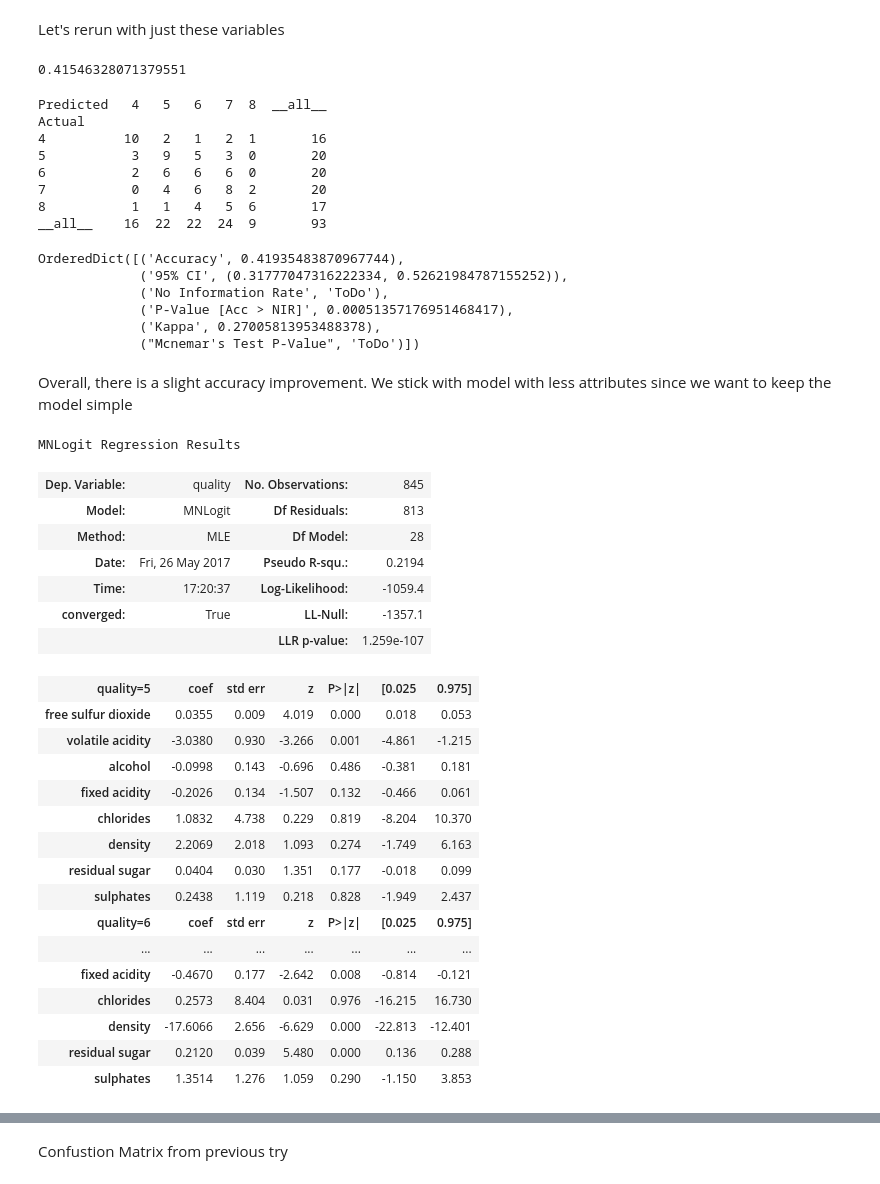
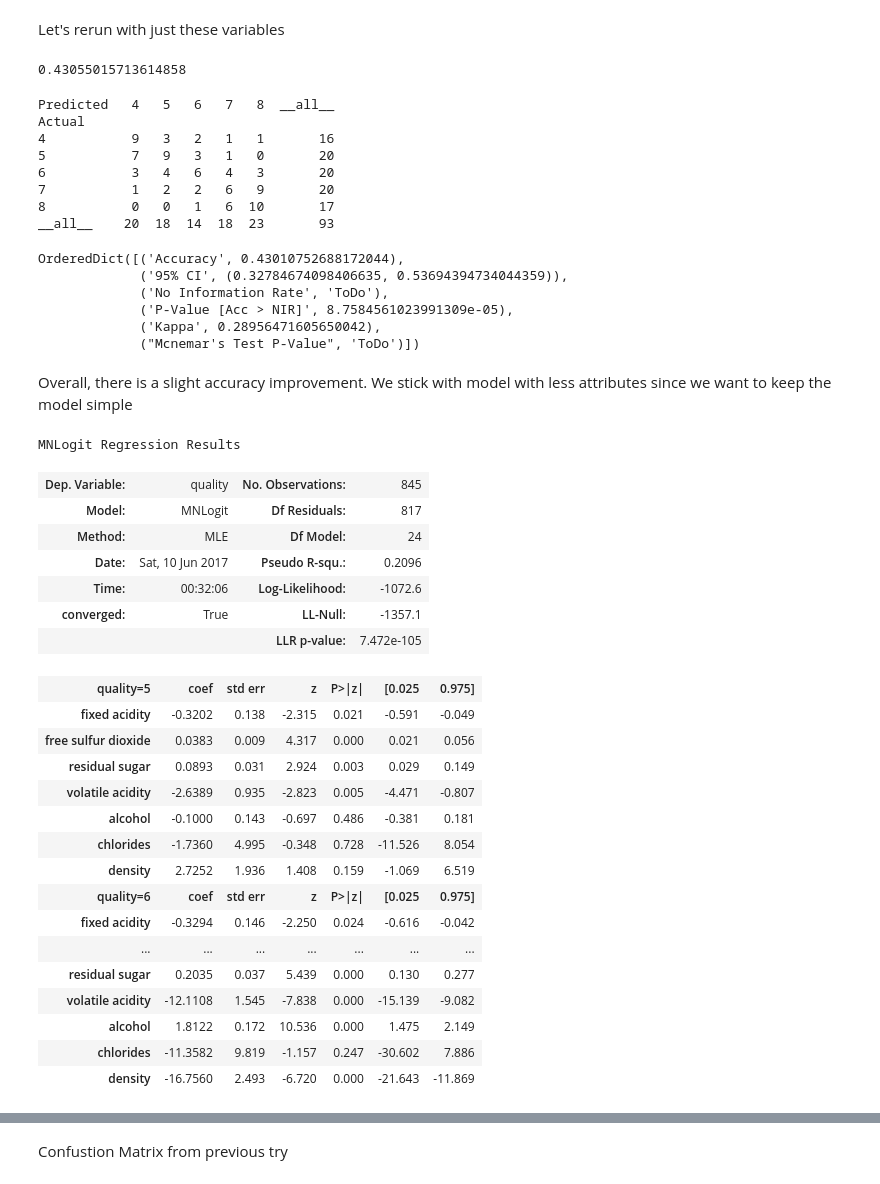
Before and after one commit to reladric/ordinal-classification, a Jupyter notebook: ordinal-classification.ipynb, the cells around one changed output, grey strips where cells are left out. Cells and saved outputs as stored; diff of their text form; code cells hidden in the pictures.

Commit message:
Added data file and final changes to analysis

```diff
--- a/ordinal-classification.ipynb
+++ b/ordinal-classification.ipynb
@@ -230,7 +246,7 @@ for train_index, test_index in skf.split(X, y):
 
     unstrat_logr = st.MNLogit(unstrat_y_train,unstrat_X_train)
     unstrat_logr_model = unstrat_logr.fit(disp=0)
-    model_for_analysis=unstrat_logr_model.summary()
+    model_for_analysis=unstrat_logr_model
     unstrat_probs=unstrat_logr_model.predict(unstrat_X_test)
     unstrat_results=unstrat_probs.idxmax(axis=1)+4
 
@@ -240,57 +256,57 @@ for train_index, test_index in skf.split(X, y):
     accuracies.append(prediction_stats["overall"]["Accuracy"])
 np.mean(accuracies)
 # %% [output]
-0.41546328071379551
+0.43055015713614858
 # %%
 first_confusion_matrix=stats_for_analysis["cm"]
 display(first_confusion_matrix)
 # %% [output]
-Predicted   4   5   6   7  8  __all__
+Predicted   4   5   6   7   8  __all__
 Actual
-4          10   2   1   2  1       16
-5           3   9   5   3  0       20
-6           2   6   6   6  0       20
-7           0   4   6   8  2       20
-8           1   1   4   5  6       17
-__all__    16  22  22  24  9       93
+4           9   3   2   1   1       16
+5           7   9   3   1   0       20
+6           3   4   6   4   3       20
+7           1   2   2   6   9       20
+8           0   0   1   6  10       17
+__all__    20  18  14  18  23       93
 # %%
 stats_for_analysis["overall"]
 # %% [output]
-OrderedDict([('Accuracy', 0.41935483870967744),
-             ('95% CI', (0.31777047316222334, 0.52621984787155252)),
+OrderedDict([('Accuracy', 0.43010752688172044),
+             ('95% CI', (0.32784674098406635, 0.53694394734044359)),
              ('No Information Rate', 'ToDo'),
-             ('P-Value [Acc > NIR]', 0.00051357176951468417),
-             ('Kappa', 0.27005813953488378),
+             ('P-Value [Acc > NIR]', 8.7584561023991309e-05),
+             ('Kappa', 0.28956471605650042),
              ("Mcnemar's Test P-Value", 'ToDo')])
 # %% [markdown]
 Overall, there is a slight accuracy improvement. We stick with model with less attributes since we want to keep the model simple
 # %%
-model_for_analysis
+model_for_analysis.summary()
 # %% [output]
 MNLogit Regression Results
 | Dep. Variable: | quality | No. Observations: | 845 |
-| Model: | MNLogit | Df Residuals: | 813 |
-| Method: | MLE | Df Model: | 28 |
-| Date: | Fri, 26 May 2017 | Pseudo R-squ.: | 0.2194 |
-| Time: | 17:20:37 | Log-Likelihood: | -1059.4 |
+| Model: | MNLogit | Df Residuals: | 817 |
+| Method: | MLE | Df Model: | 24 |
+| Date: | Sat, 10 Jun 2017 | Pseudo R-squ.: | 0.2096 |
+| Time: | 00:32:06 | Log-Likelihood: | -1072.6 |
 | converged: | True | LL-Null: | -1357.1 |
-|  |  | LLR p-value: | 1.259e-107 |
+|  |  | LLR p-value: | 7.472e-105 |
 | quality=5 | coef | std err | z | P>|z| | [0.025 | 0.975] |
-| free sulfur dioxide | 0.0355 | 0.009 | 4.019 | 0.000 | 0.018 | 0.053 |
-| volatile acidity | -3.0380 | 0.930 | -3.266 | 0.001 | -4.861 | -1.215 |
-| alcohol | -0.0998 | 0.143 | -0.696 | 0.486 | -0.381 | 0.181 |
-| fixed acidity | -0.2026 | 0.134 | -1.507 | 0.132 | -0.466 | 0.061 |
-| chlorides | 1.0832 | 4.738 | 0.229 | 0.819 | -8.204 | 10.370 |
-| density | 2.2069 | 2.018 | 1.093 | 0.274 | -1.749 | 6.163 |
-| residual sugar | 0.0404 | 0.030 | 1.351 | 0.177 | -0.018 | 0.099 |
-| sulphates | 0.2438 | 1.119 | 0.218 | 0.828 | -1.949 | 2.437 |
+| fixed acidity | -0.3202 | 0.138 | -2.315 | 0.021 | -0.591 | -0.049 |
+| free sulfur dioxide | 0.0383 | 0.009 | 4.317 | 0.000 | 0.021 | 0.056 |
+| residual sugar | 0.0893 | 0.031 | 2.924 | 0.003 | 0.029 | 0.149 |
+| volatile acidity | -2.6389 | 0.935 | -2.823 | 0.005 | -4.471 | -0.807 |
+| alcohol | -0.1000 | 0.143 | -0.697 | 0.486 | -0.381 | 0.181 |
+| chlorides | -1.7360 | 4.995 | -0.348 | 0.728 | -11.526 | 8.054 |
+| density | 2.7252 | 1.936 | 1.408 | 0.159 | -1.069 | 6.519 |
 | quality=6 | coef | std err | z | P>|z| | [0.025 | 0.975] |
+| fixed acidity | -0.3294 | 0.146 | -2.250 | 0.024 | -0.616 | -0.042 |
 | ... | ... | ... | ... | ... | ... | ... |
-| fixed acidity | -0.4670 | 0.177 | -2.642 | 0.008 | -0.814 | -0.121 |
-| chlorides | 0.2573 | 8.404 | 0.031 | 0.976 | -16.215 | 16.730 |
-| density | -17.6066 | 2.656 | -6.629 | 0.000 | -22.813 | -12.401 |
-| residual sugar | 0.2120 | 0.039 | 5.480 | 0.000 | 0.136 | 0.288 |
-| sulphates | 1.3514 | 1.276 | 1.059 | 0.290 | -1.150 | 3.853 |
+| residual sugar | 0.2035 | 0.037 | 5.439 | 0.000 | 0.130 | 0.277 |
+| volatile acidity | -12.1108 | 1.545 | -7.838 | 0.000 | -15.139 | -9.082 |
+| alcohol | 1.8122 | 0.172 | 10.536 | 0.000 | 1.475 | 2.149 |
+| chlorides | -11.3582 | 9.819 | -1.157 | 0.247 | -30.602 | 7.886 |
+| density | -16.7560 | 2.493 | -6.720 | 0.000 | -21.643 | -11.869 |
 # %% [markdown]
 ### Some observations
 1. Across board negative acidity indicates the quality will be less
```
Also changed, not shown: parts of 16 cells of this notebook, 1 other file.
